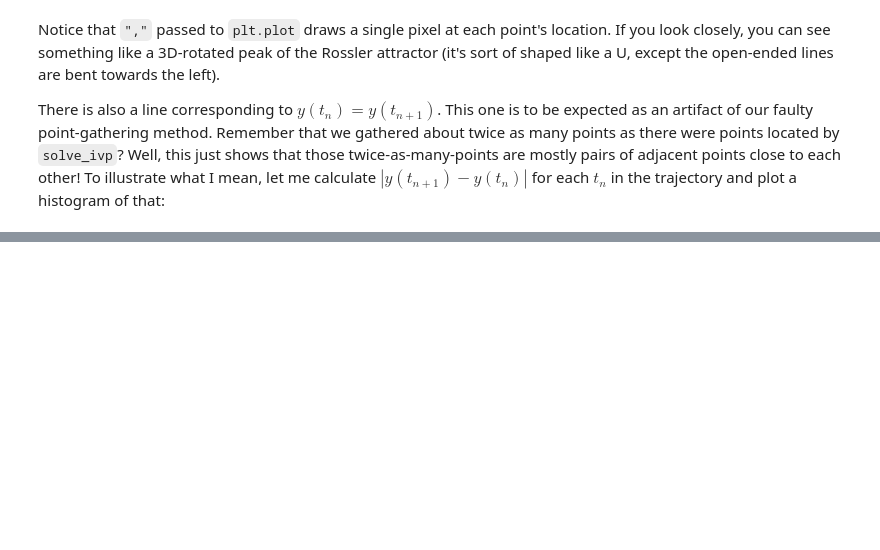
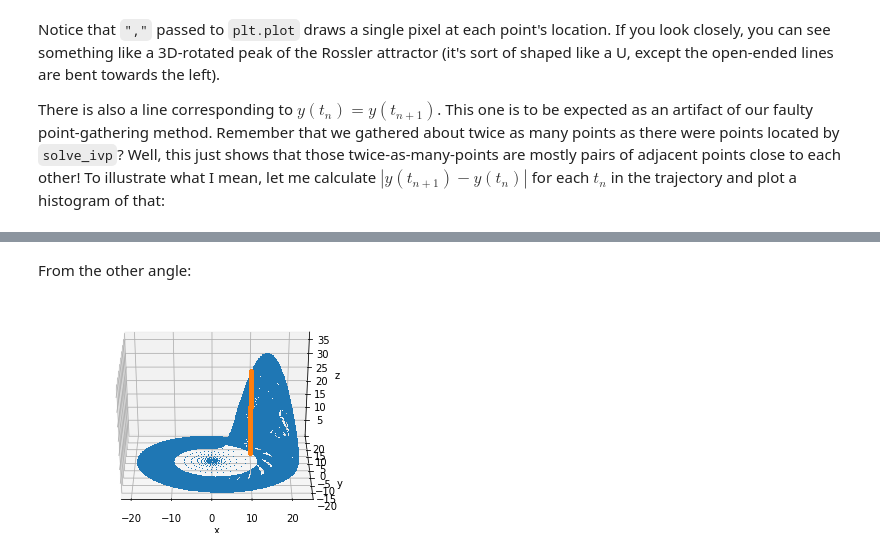
Before and after one commit to StanczakDominik/stanczakdominik.github.io, a Jupyter notebook: posts/scipy-ivp-makeshift-poincare-sections-of-the-rossler-attractor.ipynb, the cells around one changed output, grey strips where cells are left out. Drawn from its saved outputs; the diff is of its cells as text; code cells hidden in the pictures; blank space fills up the shorter version.

```diff
--- a/posts/scipy-ivp-makeshift-poincare-sections-of-the-rossler-attractor.ipynb
+++ b/posts/scipy-ivp-makeshift-poincare-sections-of-the-rossler-attractor.ipynb
@@ -208,0 +261,13 @@ Hopefully I'll be able to provide an upgraded version of this solution in the fu
+# %% [markdown]
+From the other angle:
+# %%
+fig = plt.figure()
+ax = fig.add_subplot(111, projection='3d')
+ax.view_init(30, -90)
+ax.plot(sol.y[0], sol.y[1], sol.y[2], ',')
+ax.plot(x, y, z, ".")
+ax.set_xlabel("x")
+ax.set_ylabel("y")
+ax.set_zlabel("z");
+# %% [output]
+[figure, added]
```
Also changed, not shown: parts of 25 cells of this notebook.
